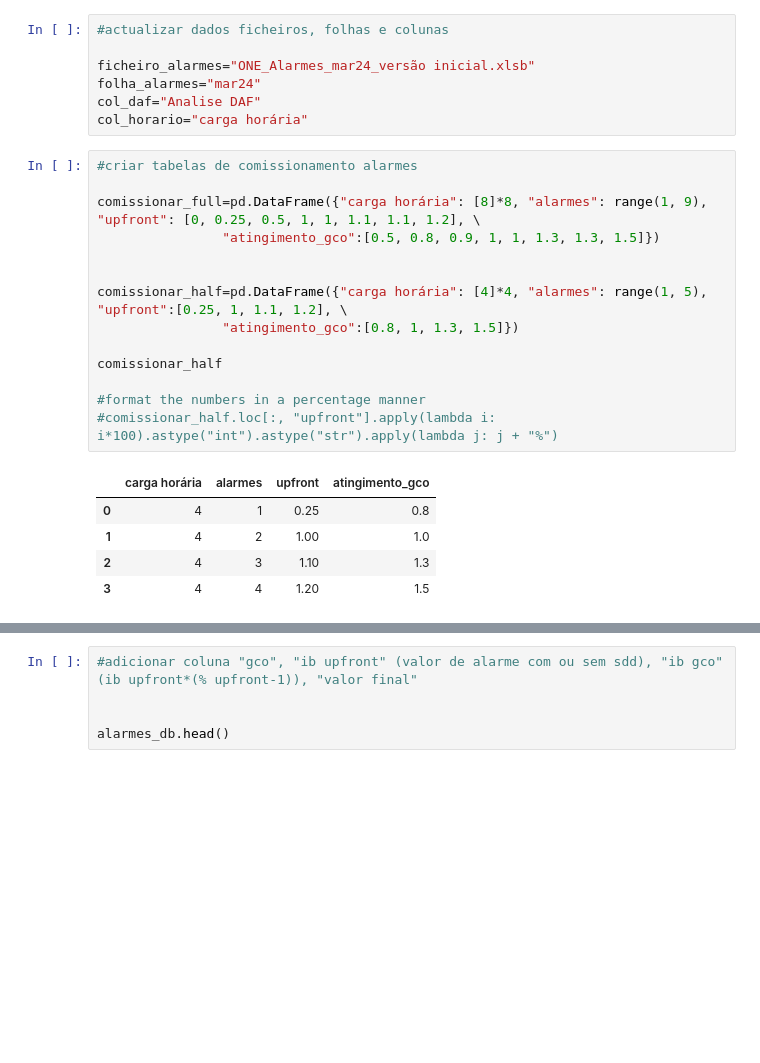
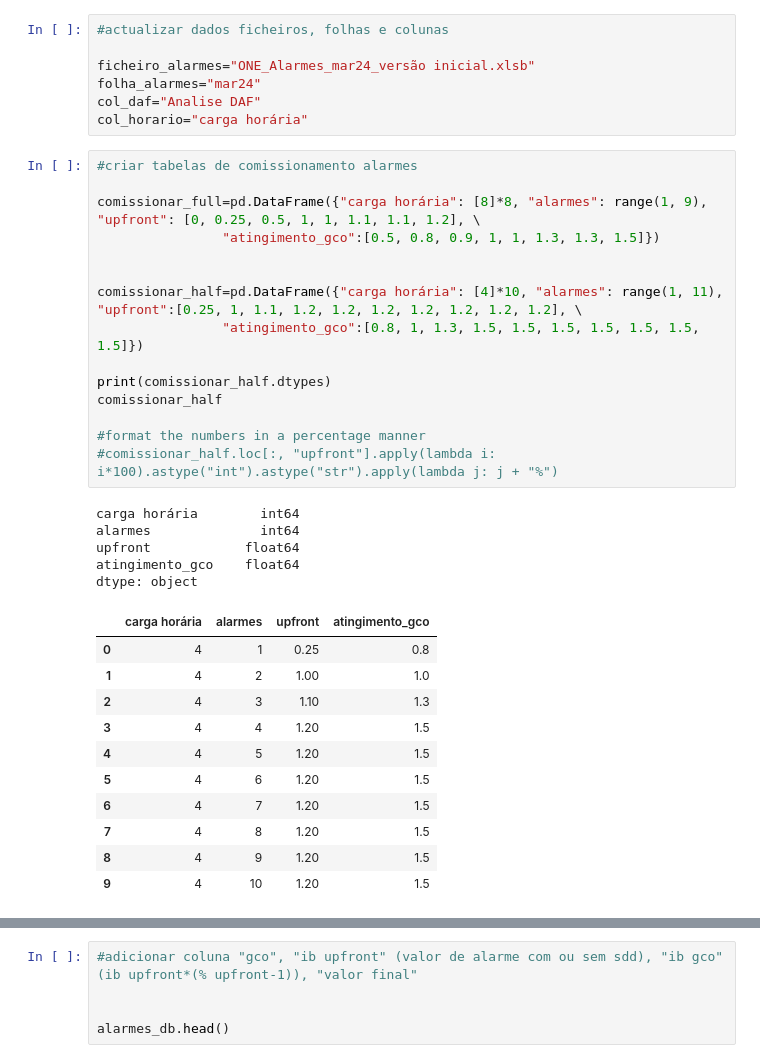
Before and after one commit to josepmatias/ONE, a Jupyter notebook: comissionar_alarmes.ipynb, the cells around one changed output, grey strips where cells are left out. Saved outputs shown, nothing was run; the diff lists cells and outputs as text; blank space fills up the shorter version.

```diff
--- a/comissionar_alarmes.ipynb
+++ b/comissionar_alarmes.ipynb
@@ -19,23 +19,35 @@ col_horario="carga horária"
 # %%
 #criar tabelas de comissionamento alarmes
 
 comissionar_full=pd.DataFrame({"carga horária": [8]*8, "alarmes": range(1, 9), "upfront": [0, 0.25, 0.5, 1, 1, 1.1, 1.1, 1.2], \
                 "atingimento_gco":[0.5, 0.8, 0.9, 1, 1, 1.3, 1.3, 1.5]})
 
 
-comissionar_half=pd.DataFrame({"carga horária": [4]*4, "alarmes": range(1, 5), "upfront":[0.25, 1, 1.1, 1.2], \
-                "atingimento_gco":[0.8, 1, 1.3, 1.5]})
+comissionar_half=pd.DataFrame({"carga horária": [4]*10, "alarmes": range(1, 11), "upfront":[0.25, 1, 1.1, 1.2, 1.2, 1.2, 1.2, 1.2, 1.2, 1.2], \
+                "atingimento_gco":[0.8, 1, 1.3, 1.5, 1.5, 1.5, 1.5, 1.5, 1.5, 1.5]})
 
+print(comissionar_half.dtypes)
 comissionar_half
 
 #format the numbers in a percentage manner
 #comissionar_half.loc[:, "upfront"].apply(lambda i: i*100).astype("int").astype("str").apply(lambda j: j + "%")
 # %% [output]
+carga horária        int64
+alarmes              int64
+upfront            float64
+atingimento_gco    float64
+dtype: object
 |  | carga horária | alarmes | upfront | atingimento_gco |
 | 0 | 4 | 1 | 0.25 | 0.8 |
 | 1 | 4 | 2 | 1.00 | 1.0 |
 | 2 | 4 | 3 | 1.10 | 1.3 |
 | 3 | 4 | 4 | 1.20 | 1.5 |
+| 4 | 4 | 5 | 1.20 | 1.5 |
+| 5 | 4 | 6 | 1.20 | 1.5 |
+| 6 | 4 | 7 | 1.20 | 1.5 |
+| 7 | 4 | 8 | 1.20 | 1.5 |
+| 8 | 4 | 9 | 1.20 | 1.5 |
+| 9 | 4 | 10 | 1.20 | 1.5 |
 # %%
 #carregar ficheiro dos alarmes
 
```
Also changed, not shown: parts of 4 cells of this notebook.
